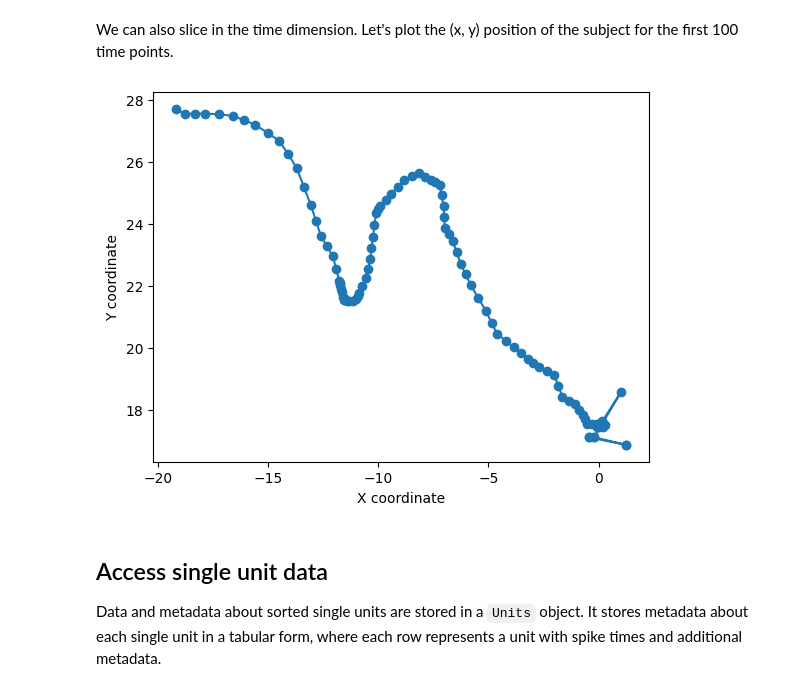
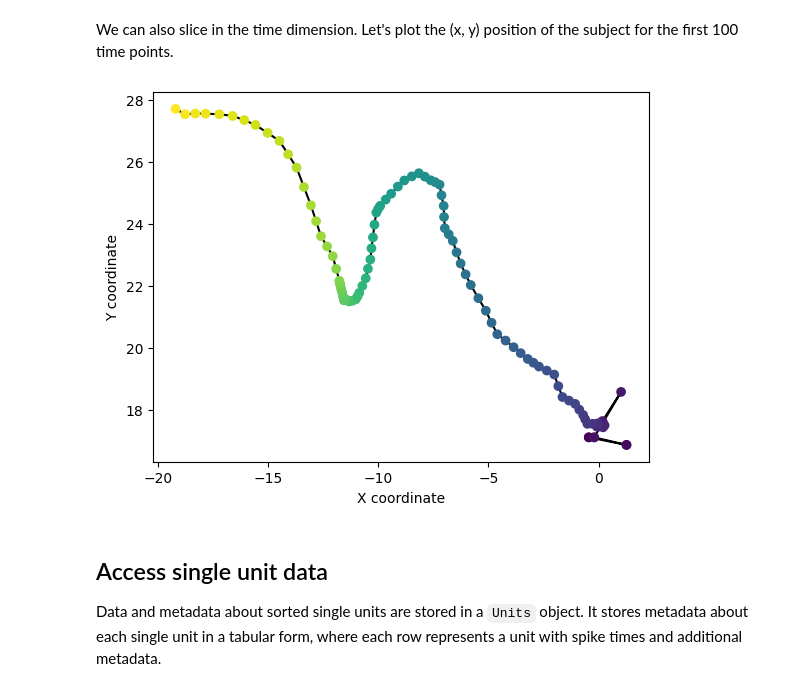
Before and after one commit to NeurodataWithoutBorders/nwb_hackathons, a Jupyter notebook: Cosyne_2025/nwb-cosyne2025.ipynb, the cells around one changed output. Saved outputs shown, nothing was run; the diff lists cells and outputs as text; code cells hidden in the pictures.

```diff
--- a/Cosyne_2025/nwb-cosyne2025.ipynb
+++ b/Cosyne_2025/nwb-cosyne2025.ipynb
@@ -156,11 +156,12 @@ plt.ylabel("X coordinate of the subject");
 We can also slice in the time dimension. Let's plot the (x, y) position of the subject for the first 100 time points.
 # %%
 time_indices = slice(0, 100)
-plt.plot(position.data[time_indices,0], position.data[time_indices,1], "-o")
-plt.xlabel("X coordinate")
-plt.ylabel("Y coordinate");
+fig, ax = plt.subplots()
+ax.scatter(position.data[time_indices,0], position.data[time_indices,1], c=position.timestamps[time_indices])
+ax.plot(position.data[time_indices,0], position.data[time_indices,1], color='k', zorder=0)
+ax.set(xlabel="X coordinate", ylabel="Y coordinate");
 # %% [output]
-[figure, old version]
+[figure, new version]
 # %% [markdown]
 ## Access single unit data
 
```
Also changed, not shown: parts of 3 cells of this notebook.
